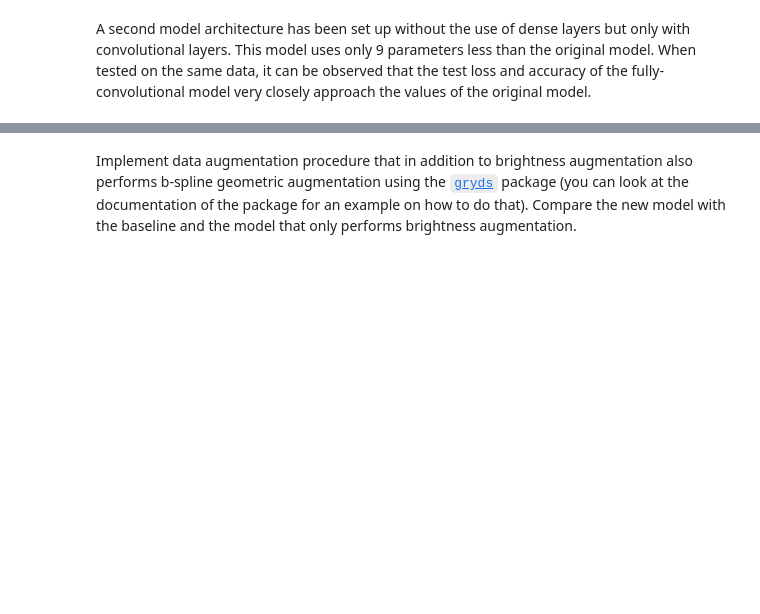
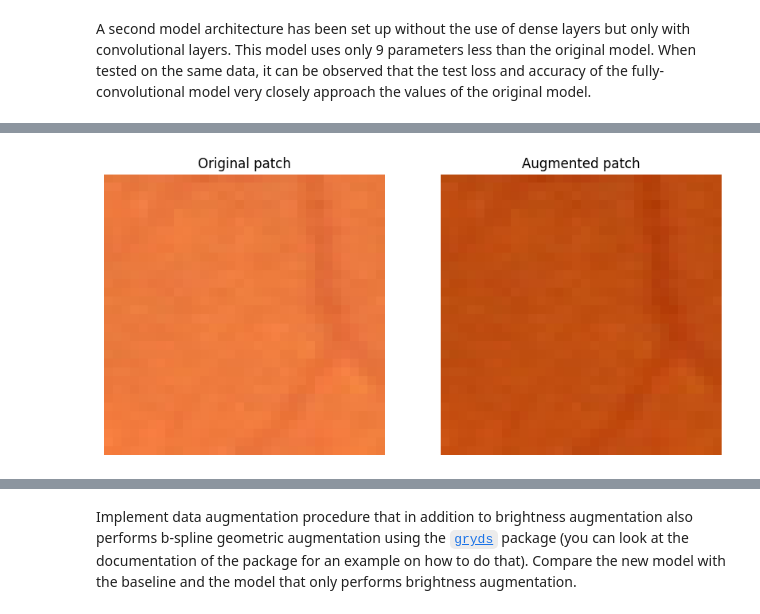
Before and after one commit to MartvStraten/8dm50-machine-learning, a Jupyter notebook: practicals/week_4.ipynb, the cells around one changed output, grey strips where cells are left out. Saved outputs shown, nothing was run; the diff lists cells and outputs as text; code cells hidden in the pictures; blank space fills up the shorter version.

```diff
--- a/practicals/week_4.ipynb
+++ b/practicals/week_4.ipynb
@@ -504 +494,12 @@ Implement random brightness augmentation of the image data by adding a random of
+# %%
+# Plotting an example of an augmented brightness patch
+patches_brightness, _ = extract_patches(train_images, train_segmentations, patch_size, patches_per_im=1, seed=7, augment=True, brightness=True, bspline=False)
+fig, ax = plt.subplots(1,2,figsize=(10,5))
+ax[0].imshow(patches[0])
+ax[1].imshow(patches_brightness[0])
+ax[0].set_title("Original patch")
+ax[1].set_title("Augmented patch")
+[axis.axis("off") for axis in ax];
+# %% [output]
+[figure, added]
 # %%
```
Also changed, not shown: parts of 20 cells of this notebook.
